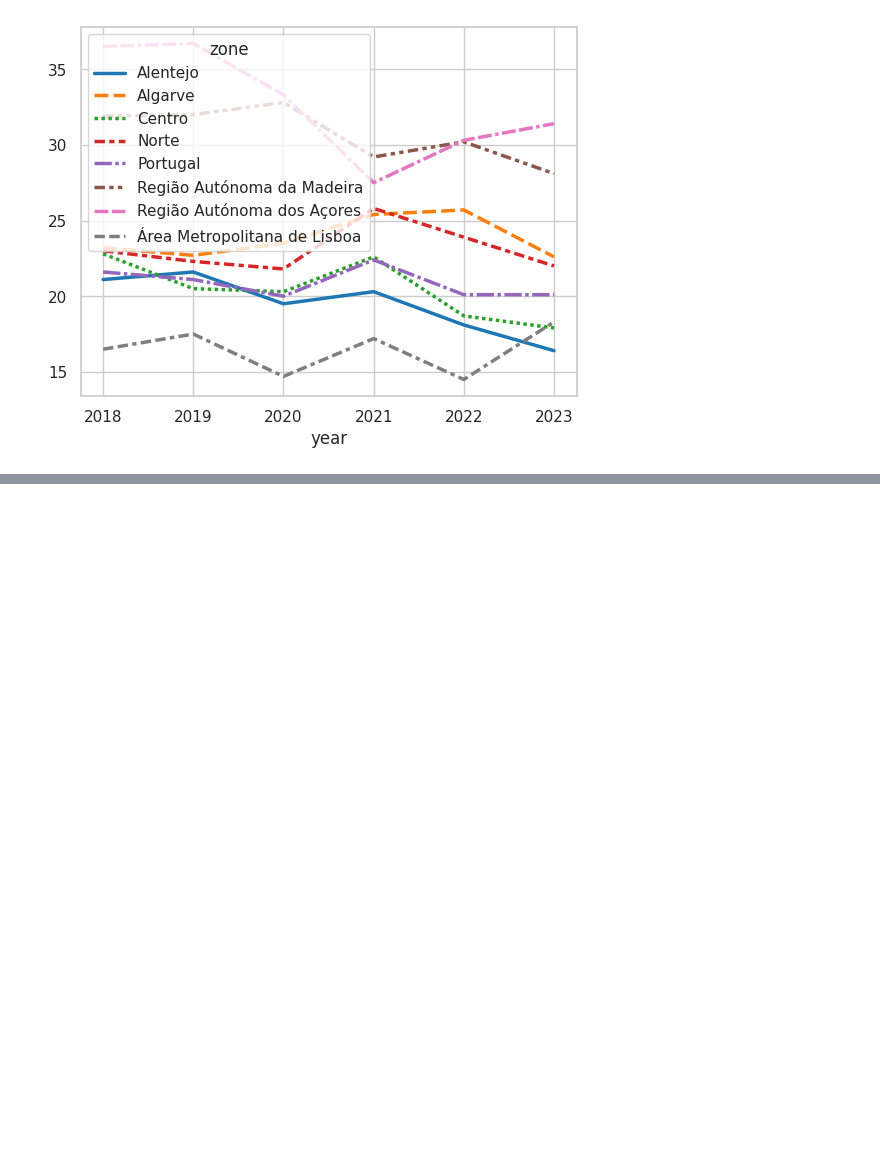
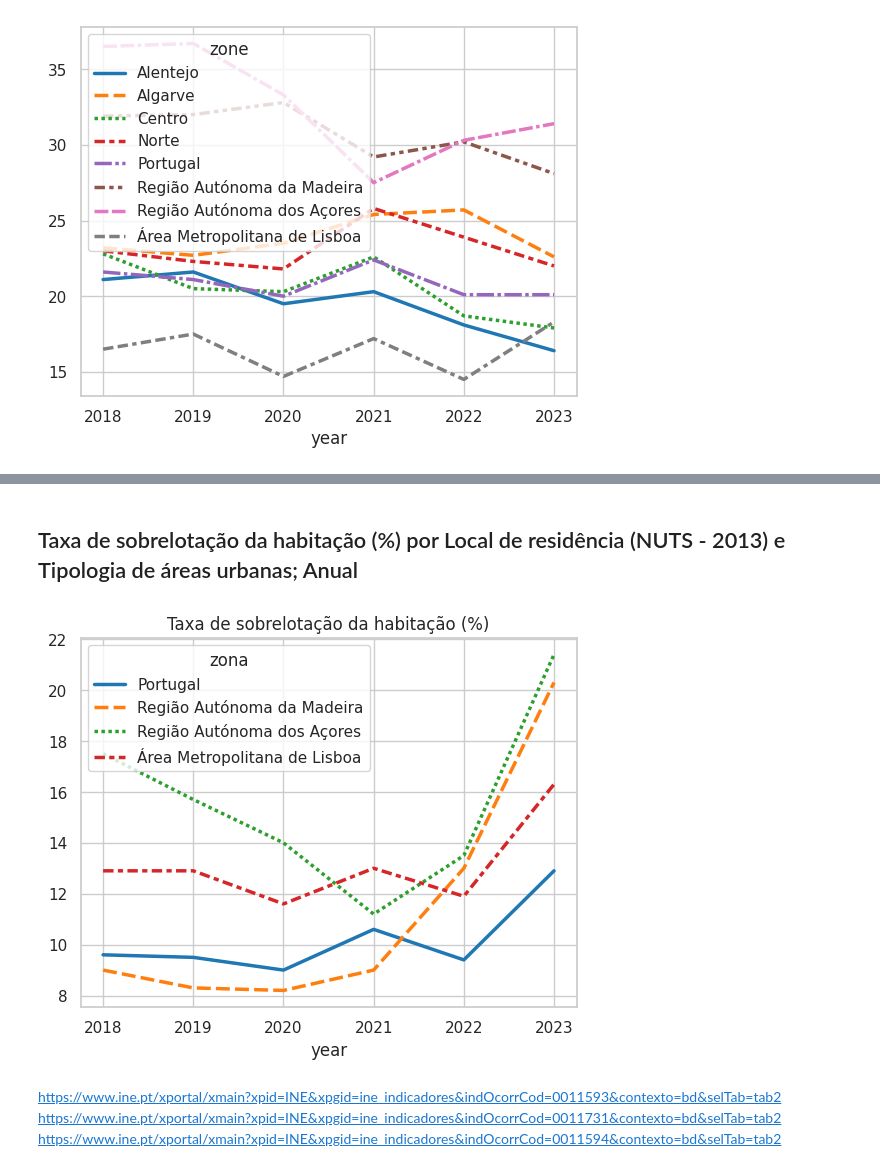
Before and after one commit to fmesqg/ine, a Jupyter notebook: pobreza_exc_social.ipynb, the cells around one changed output, grey strips where cells are left out. Drawn from its saved outputs; the diff is of its cells as text; code cells hidden in the pictures; blank space fills up the shorter version.

```diff
--- a/pobreza_exc_social.ipynb
+++ b/pobreza_exc_social.ipynb
@@ -87,3 +87,35 @@ df_exc
 | 45 | 2023 | Centro | 17.9 |
 | 46 | 2023 | Área Metropolitana de Lisboa | 18.3 |
 | 47 | 2023 | Alentejo | 16.4 |
+# %% [markdown]
+## Taxa de sobrelotação da habitação (%) por Local de residência (NUTS - 2013) e Tipologia de áreas urbanas; Anual
+# %%
+varcd_sobrelotacao = "0006261"  # Taxa de sobrelotação da habitação (%) por Local de residência
+temporal = "S7A2023,S7A2022,S7A2021,S7A2020,S7A2019,S7A2018"
+
+query_sobrelotacao = f"{query_indicador_base}&varcd={varcd_sobrelotacao}&Dim1={temporal}&Dim3=T&lang={LANG}"
+query_sobrelotacao_meta = f"{query_meta_base}&varcd={varcd_sobrelotacao}&lang={LANG}"
+
+
+raw_data_sobrelotacao = requests.get(query_sobrelotacao)
+dados = raw_data_sobrelotacao.json()[0]["Dados"]
+x = []
+for year, data in dados.items():
+    for obs_dict in data:
+        x.append((year, obs_dict['geodsg'],float(obs_dict['valor'])))
+
+df_sobrelotacao = pd.DataFrame.from_records(x, columns=['year','zona','pobreza_exc'])
+df_sobrelotacao_az_pt = df_sobrelotacao.loc[df_sobrelotacao['zona'].isin(['Região Autónoma da Madeira','Região Autónoma dos Açores','Área Metropolitana de Lisboa','Portugal'])]
+
+df_plot = df_sobrelotacao_az_pt.pivot(index='year', columns='zona', values='pobreza_exc')
+
+
+ax =sns.lineplot(data=df_plot, palette="tab10", linewidth=2.5)
+ax.set(title='Taxa de sobrelotação da habitação (%)')
+sns.move_legend(ax, "upper left", bbox_to_anchor=(0, 1))
+# %% [output]
+[figure, added]
+# %% [markdown]
+https://www.ine.pt/xportal/xmain?xpid=INE&xpgid=ine_indicadores&indOcorrCod=0011593&contexto=bd&selTab=tab2
+https://www.ine.pt/xportal/xmain?xpid=INE&xpgid=ine_indicadores&indOcorrCod=0011731&contexto=bd&selTab=tab2
+https://www.ine.pt/xportal/xmain?xpid=INE&xpgid=ine_indicadores&indOcorrCod=0011594&contexto=bd&selTab=tab2
```
Also changed, not shown: parts of 1 cell of this notebook, 2 other files.
